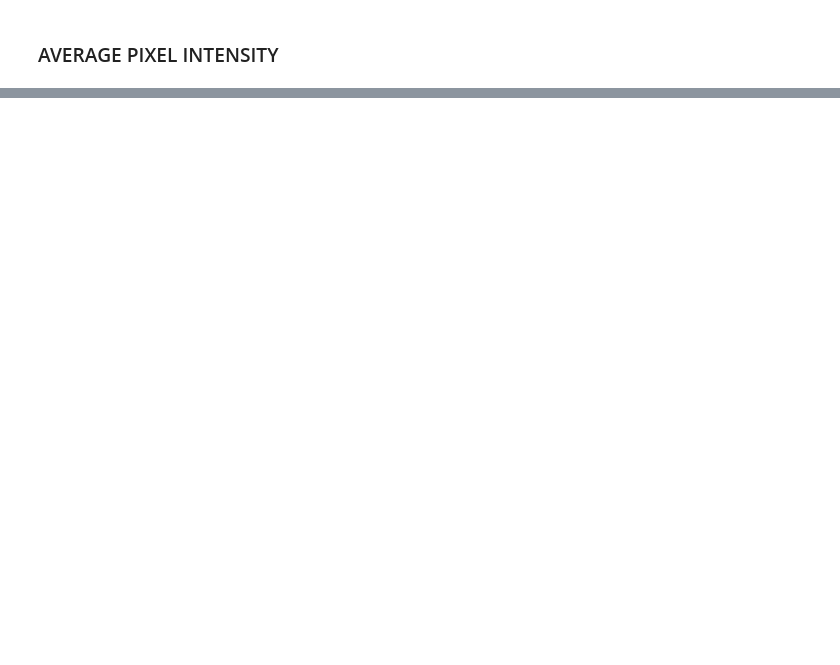
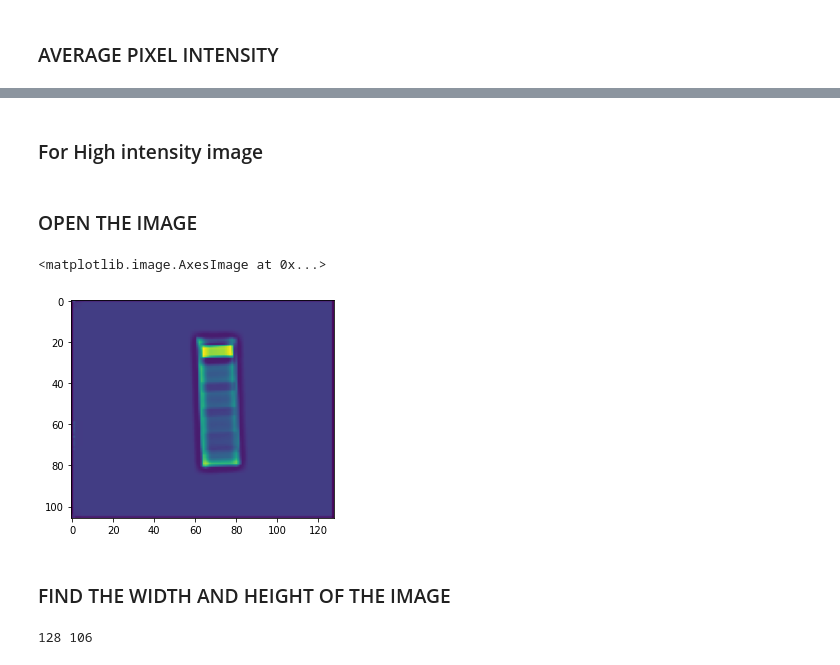
Before and after one commit to rclemsmith/Final-Year-Project, a Jupyter notebook: bmd.ipynb, the cells around one changed output, grey strips where cells are left out. Saved outputs shown, nothing was run; the diff lists cells and outputs as text; code cells hidden in the pictures; blank space fills up the shorter version.

```diff
--- a/bmd.ipynb
+++ b/bmd.ipynb
@@ -49,0 +62,17 @@ print(avg_pixel_intensity)
+# %% [markdown]
+### For High intensity image
+# %% [markdown]
+### OPEN THE IMAGE
+# %%
+high_image = Image.open("X-Rays/111_120.bmp")
+plt.imshow(high_image)
+# %% [output]
+<matplotlib.image.AxesImage at 0x...>
+[figure, added]
+# %% [markdown]
+### FIND THE WIDTH AND HEIGHT OF THE IMAGE
+# %%
+width, height = high_image.size
+print(width,height)
+# %% [output]
+128 106
```
Also changed, not shown: parts of 38 cells of this notebook, 1 other file.
